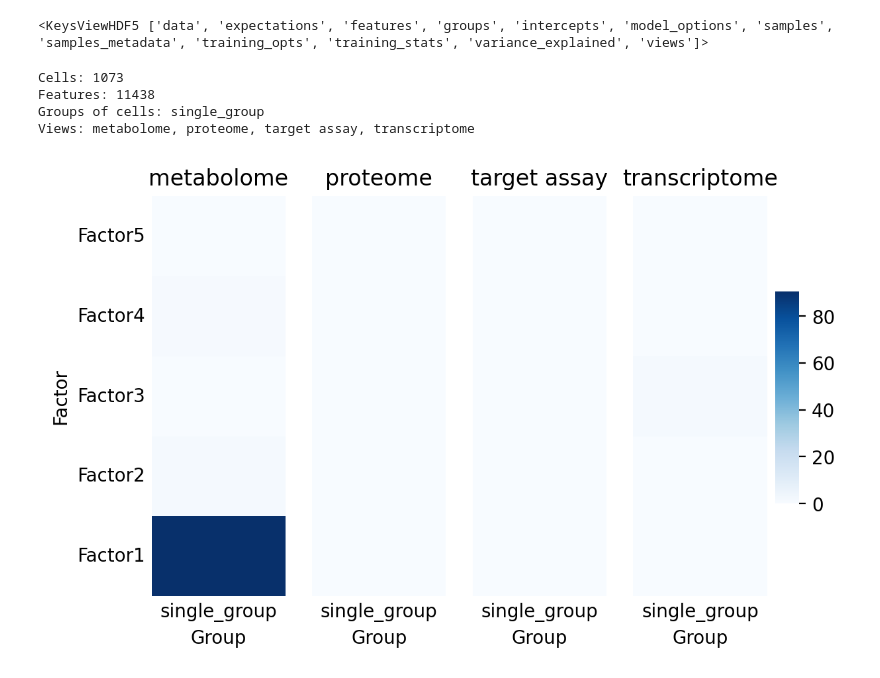
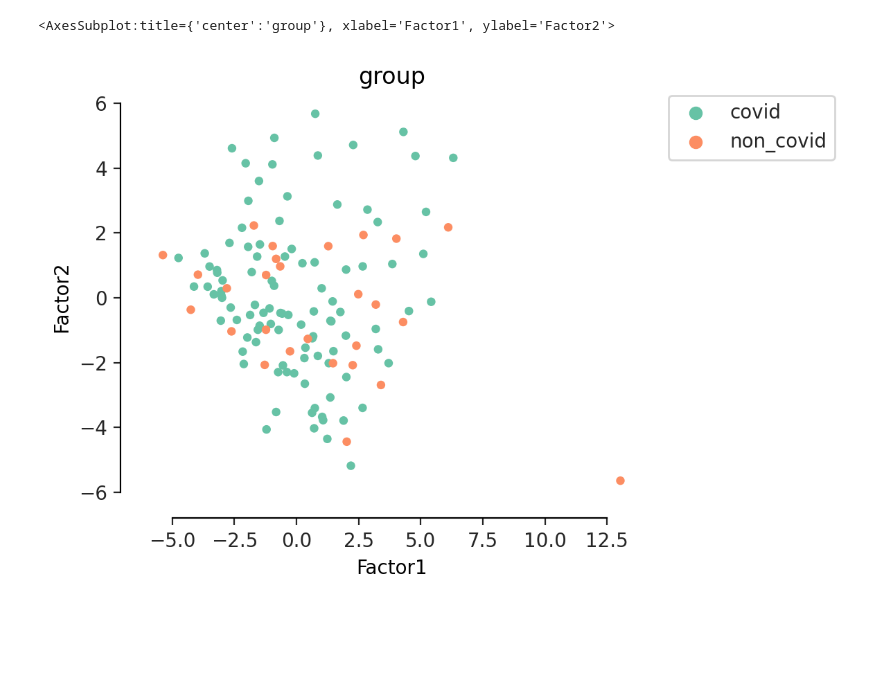
Before and after one commit to glasgowcompbio/pyMultiOmics, a Jupyter notebook: notebooks/mofax.ipynb, the cells around one changed output. Cells and saved outputs as stored; diff of their text form; code cells hidden in the pictures; blank space fills up the shorter version.

```diff
--- a/notebooks/mofax.ipynb
+++ b/notebooks/mofax.ipynb
@@ -78,3 +93,6 @@ url = 'https://www.nature.com/articles/s41591-019-0719-5'
+# %%
+publication = 'Overmyer, Katherine A., et al. "Large-scale multi-omic analysis of COVID-19 severity." Cell systems 12.1 (2021): 23-40.'
+url = 'https://www.sciencedirect.com/science/article/pii/S2405471220303719'
 # %%
 mo = MultiOmicsData(publication=publication, url=url)
 mo.add_data([transcript_data, protein_data, compound_data])
@@ -101,0 +126,3 @@ filePath
+# %%
+file_path = DATA_FOLDER + '/mofa_data.hdf5'
+file_path
@@ -102,5 +131,5 @@ filePath
 # %%
-m = MofaPipeline(mo,filePath)
+m = MofaPipeline(mo, file_path)
 m.set_data()
 m.training()
 # %% [output]
@@ -441,20 +200,0 @@ rcParams['figure.dpi'] = 200
-# %%
-m = mfx.mofa_model("/Users/wangkeqing/Desktop/master-gla/project/data/HMP_1.hdf5")
-
-#f = h5py.File("/Users/wangkeqing/Desktop/master-gla/project/data/HMP.hdf5", 'r')
-# %%
-f.keys()
-# %% [output]
-<KeysViewHDF5 ['data', 'expectations', 'features', 'groups', 'intercepts', 'model_options', 'samples', 'samples_metadata', 'training_opts', 'training_stats', 'variance_explained', 'views']>
-# %%
-print(f"""\
-Cells: {m.shape[0]}
-Features: {m.shape[1]}
-Groups of cells: {', '.join(m.groups)}
-Views: {', '.join(m.views)}
-""")
-# %% [output]
-Cells: 1073
-Features: 11438
-Groups of cells: single_group
-Views: metabolome, proteome, target assay, transcriptome
@@ -463,4 +201,5 @@ Views: metabolome, proteome, target assay, transcriptome
 # %%
-mfx.plot_r2(m)
+mfx.plot_factors(m.mofa)
 # %% [output]
+<AxesSubplot:title={'center':'group'}, xlabel='Factor1', ylabel='Factor2'>
-[figure, old version]
+[figure, new version]
```
Also changed, not shown: parts of 73 cells of this notebook, 14 other files.
